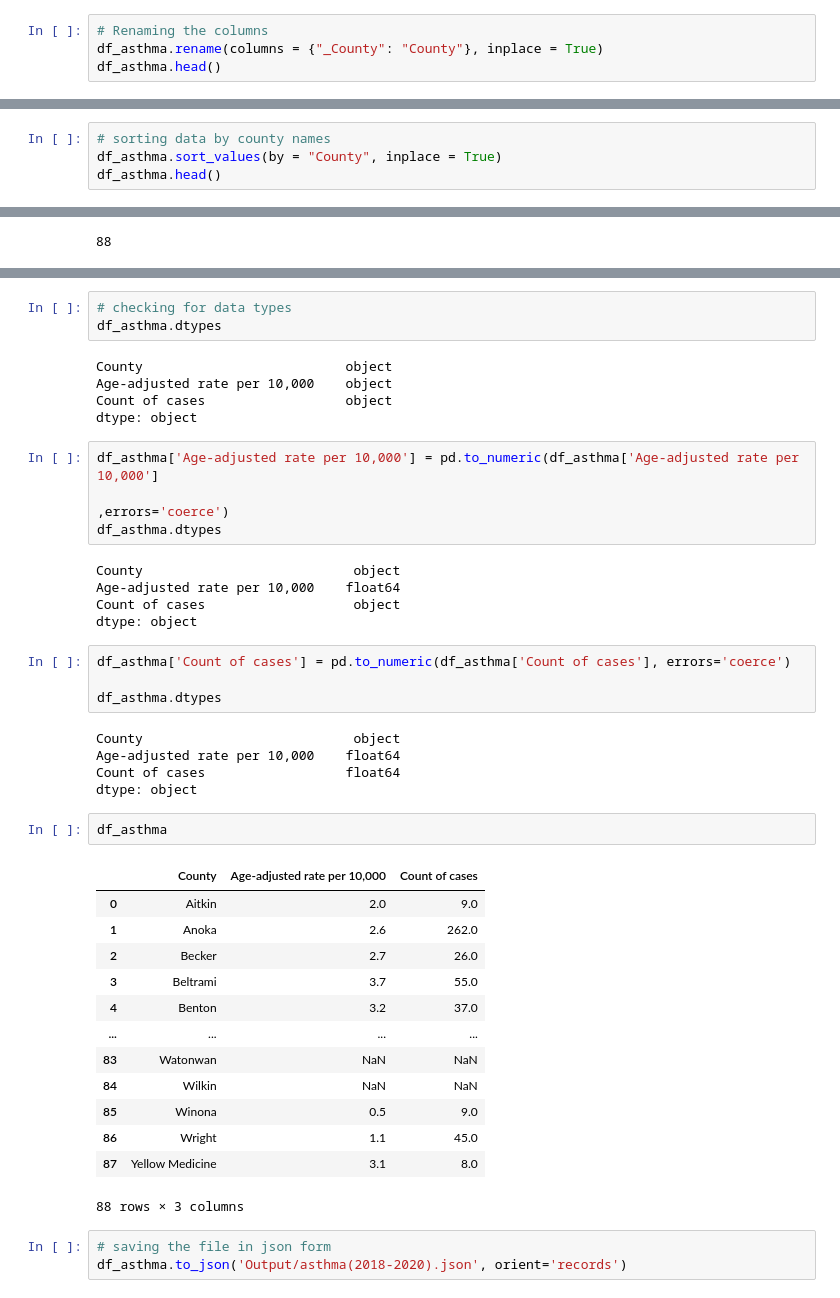
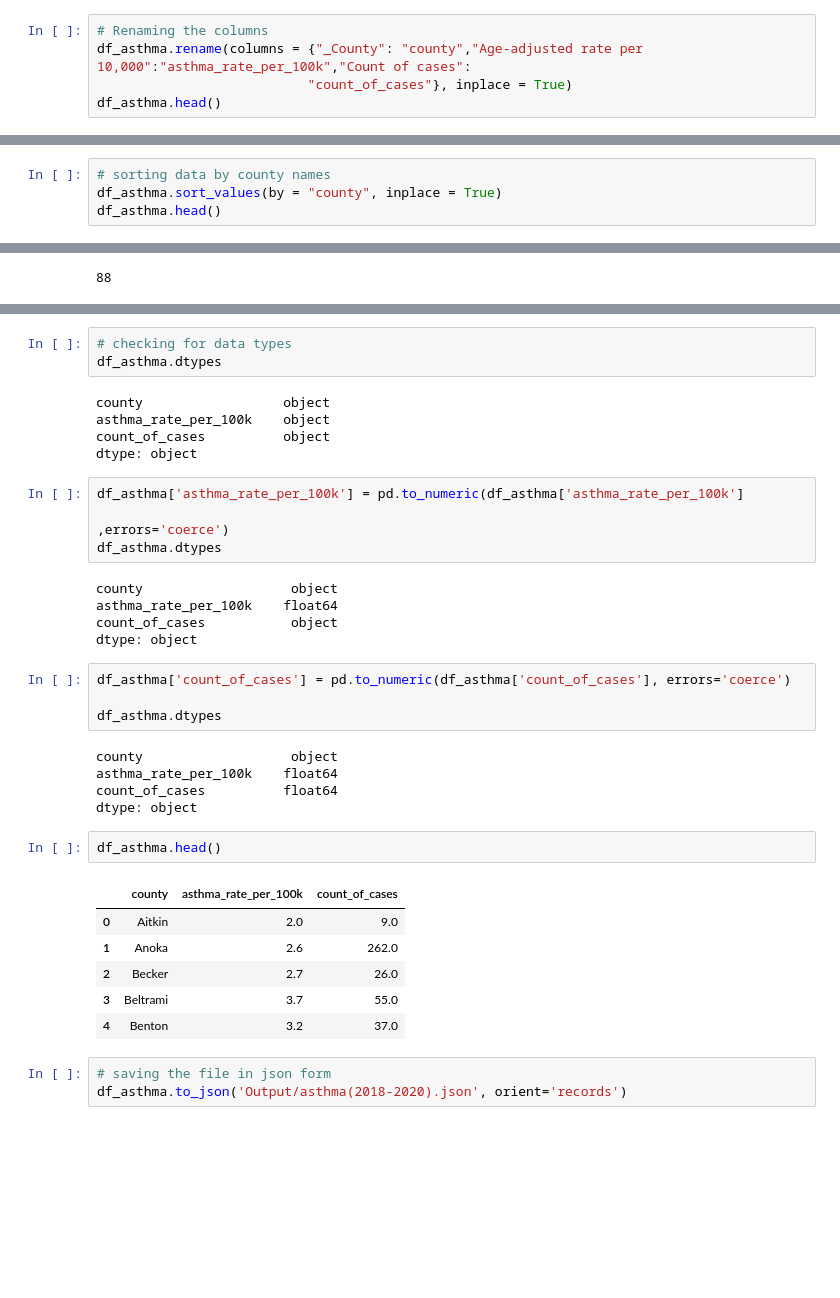
Before and after one commit to rolisingh10/Project-3, a Jupyter notebook: Project_3.ipynb, the cells around one changed output, grey strips where cells are left out. Drawn from its saved outputs; the diff is of its cells as text; blank space fills up the shorter version.

Commit message:
Changed the names of columns

```diff
--- a/Project_3.ipynb
+++ b/Project_3.ipynb
@@ -206,6 +206,7 @@ df_asthma.head()
 | 4 | Waseca | 1.1 | 7 |
 # %%
 # Renaming the columns
-df_asthma.rename(columns = {"_County": "County"}, inplace = True)
+df_asthma.rename(columns = {"_County": "county","Age-adjusted rate per 10,000":"asthma_rate_per_100k","Count of cases":
+                           "count_of_cases"}, inplace = True)
 df_asthma.head()
 # %% [output]
@@ -217,6 +218,6 @@ df_asthma.head()
 | 4 | Waseca | 1.1 | 7 |
 # %%
 # sorting data by county names
-df_asthma.sort_values(by = "County", inplace = True)
+df_asthma.sort_values(by = "county", inplace = True)
 df_asthma.head()
 # %% [output]
@@ -261,44 +262,37 @@ dtype: int64
 # checking for data types
 df_asthma.dtypes
 # %% [output]
-County                          object
-Age-adjusted rate per 10,000    object
-Count of cases                  object
+county                  object
+asthma_rate_per_100k    object
+count_of_cases          object
 dtype: object
 # %%
-df_asthma['Age-adjusted rate per 10,000'] = pd.to_numeric(df_asthma['Age-adjusted rate per 10,000']
+df_asthma['asthma_rate_per_100k'] = pd.to_numeric(df_asthma['asthma_rate_per_100k']
                                                                            ,errors='coerce')
 df_asthma.dtypes
 # %% [output]
-County                           object
-Age-adjusted rate per 10,000    float64
-Count of cases                   object
+county                   object
+asthma_rate_per_100k    float64
+count_of_cases           object
 dtype: object
 # %%
-df_asthma['Count of cases'] = pd.to_numeric(df_asthma['Count of cases'], errors='coerce')
+df_asthma['count_of_cases'] = pd.to_numeric(df_asthma['count_of_cases'], errors='coerce')
 
 df_asthma.dtypes
 # %% [output]
-County                           object
-Age-adjusted rate per 10,000    float64
-Count of cases                  float64
+county                   object
+asthma_rate_per_100k    float64
+count_of_cases          float64
 dtype: object
 # %%
-df_asthma
+df_asthma.head()
 # %% [output]
-|  | County | Age-adjusted rate per 10,000 | Count of cases |
+|  | county | asthma_rate_per_100k | count_of_cases |
 | 0 | Aitkin | 2.0 | 9.0 |
 | 1 | Anoka | 2.6 | 262.0 |
 | 2 | Becker | 2.7 | 26.0 |
 | 3 | Beltrami | 3.7 | 55.0 |
 | 4 | Benton | 3.2 | 37.0 |
-| ... | ... | ... | ... |
-| 83 | Watonwan | NaN | NaN |
-| 84 | Wilkin | NaN | NaN |
-| 85 | Winona | 0.5 | 9.0 |
-| 86 | Wright | 1.1 | 45.0 |
-| 87 | Yellow Medicine | 3.1 | 8.0 |
-88 rows × 3 columns
 # %%
 # saving the file in json form
 df_asthma.to_json('Output/asthma(2018-2020).json', orient='records')
```
Also changed, not shown: parts of 15 cells of this notebook, 3 other files.
